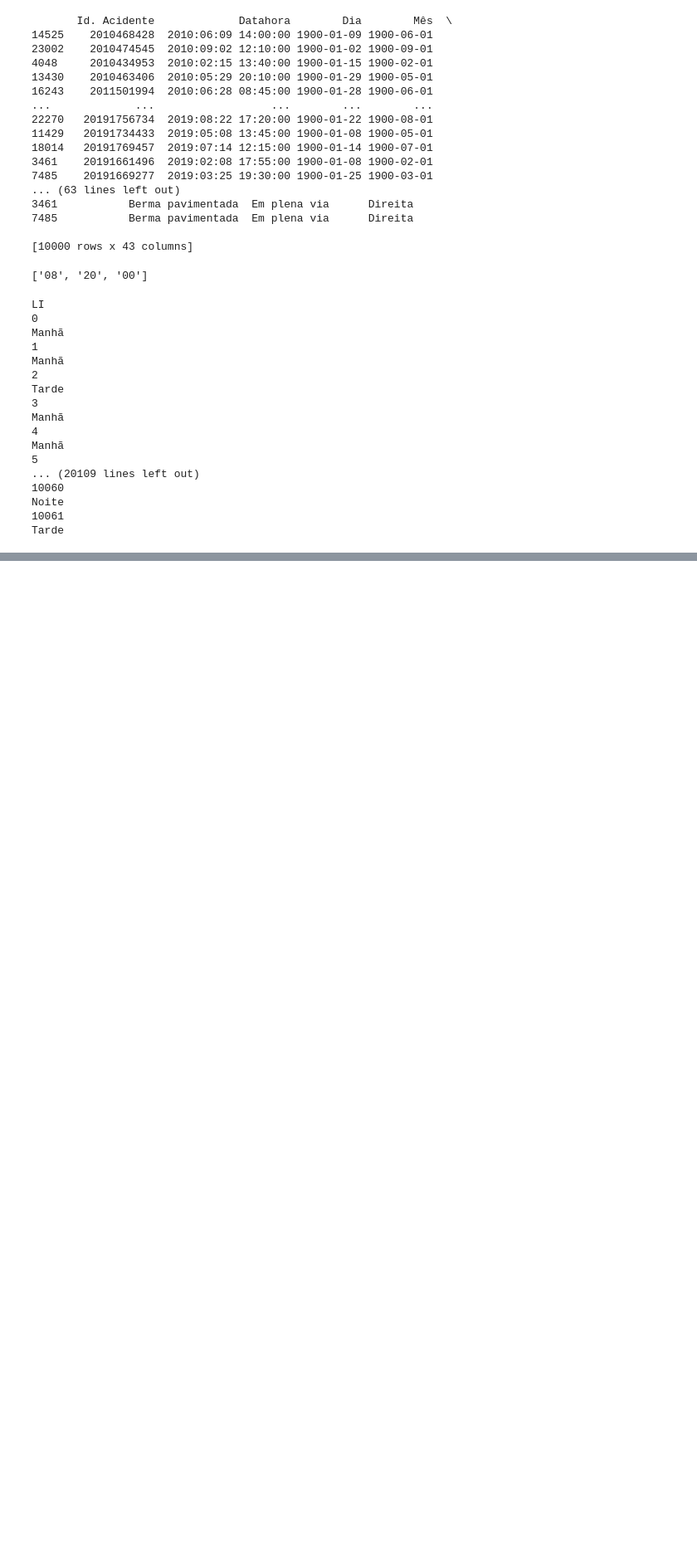
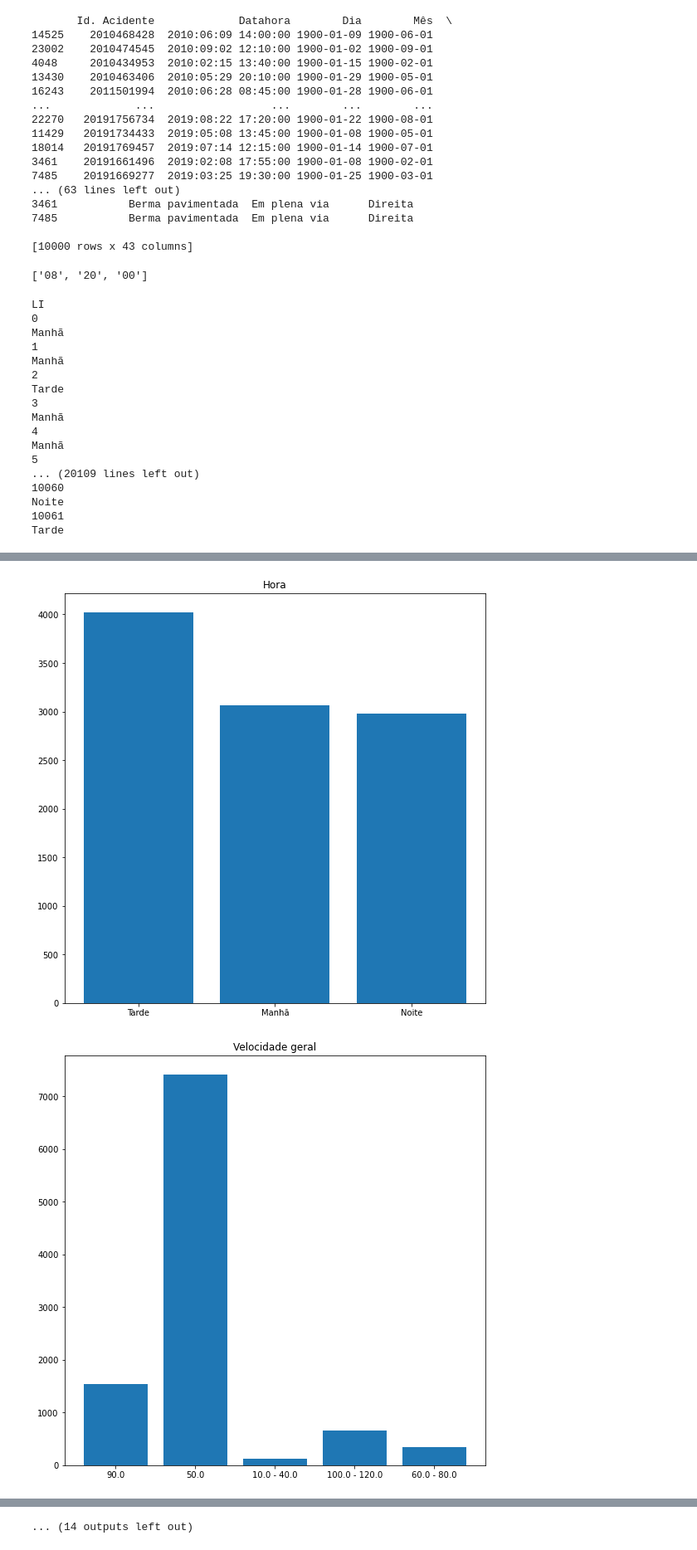
Before and after one commit to dfmce-iscte/ProjetoIAA, a Jupyter notebook: projeto_pedro.ipynb, the cells around one changed output, grey strips where cells are left out. Shown at 83% size. Cells and saved outputs as stored; diff of their text form; code cells hidden in the pictures; blank space fills up the shorter version.

Commit message:
Add function to make distribuitions

```diff
--- a/projeto_pedro.ipynb
+++ b/projeto_pedro.ipynb
@@ -185,0 +229,5 @@ Tarde
+# %%
+makeDistribuitionBar()
+# %% [output]
+[figure, added]
+[figure, added]
@@ -185,0 +244 @@ Tarde
+... (14 outputs left out)
```
Also changed, not shown: parts of 3 cells of this notebook.
